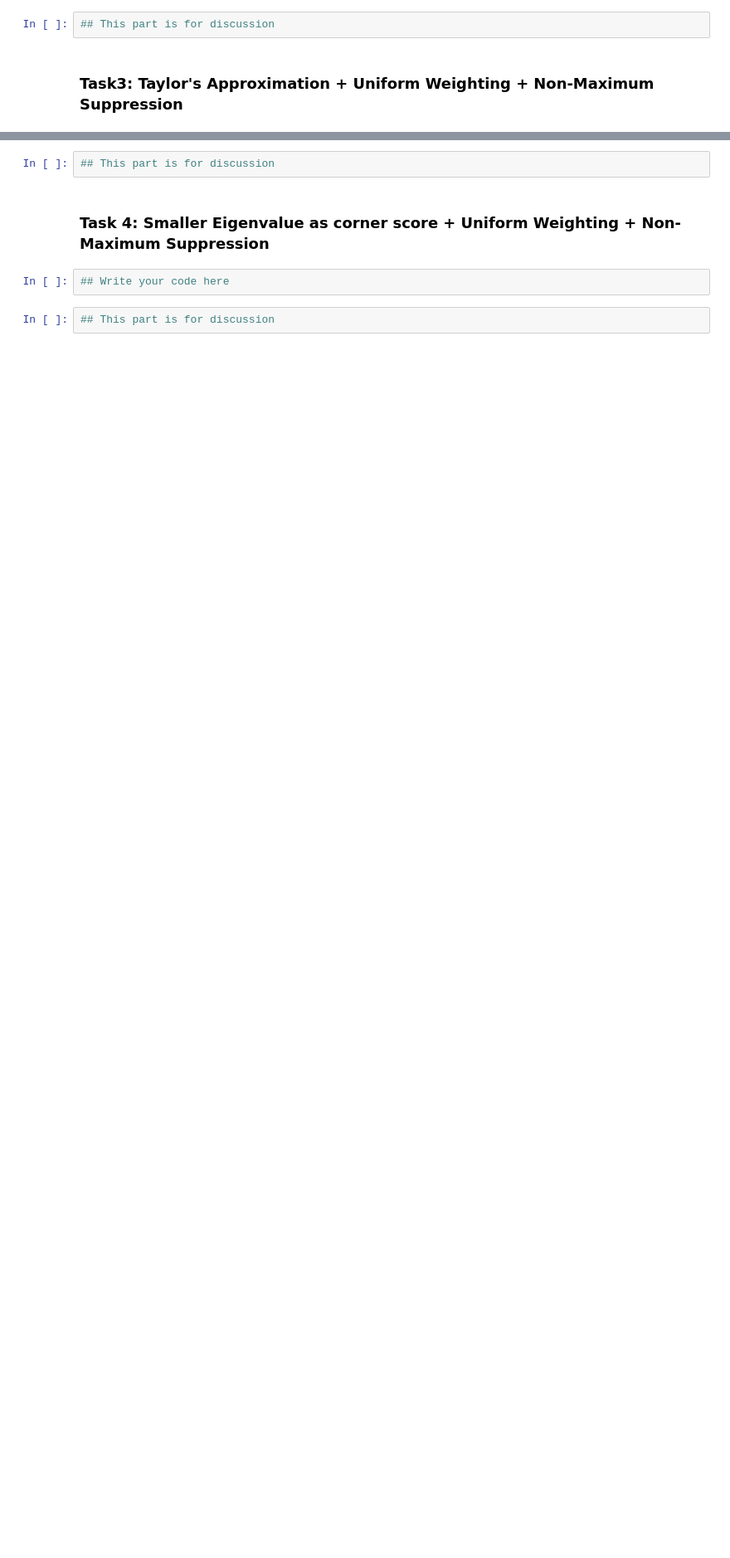
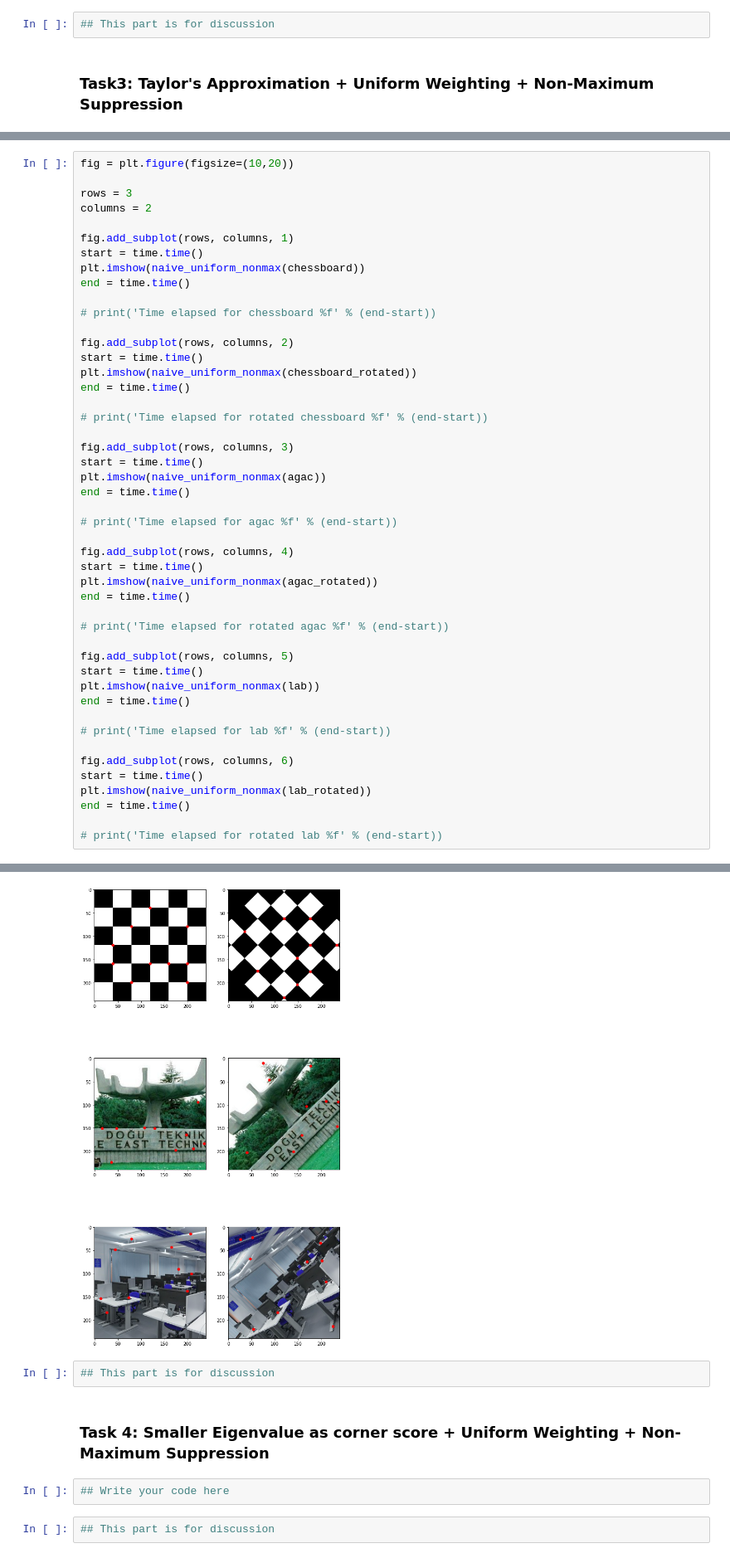
Before and after one commit to boranozum/CENG483-Computer-Vision, a Jupyter notebook: HW2/Hw_notebook.ipynb, the cells around one changed output, grey strips where cells are left out. Shown: that part at 83% size. Saved outputs shown, nothing was run; the diff lists cells and outputs as text; blank space fills up the shorter version.

```diff
--- a/HW2/Hw_notebook.ipynb
+++ b/HW2/Hw_notebook.ipynb
@@ -87,0 +260,48 @@ plt.imshow(naive_uniform(lab_rotated))
+# %%
+fig = plt.figure(figsize=(10,20))
+
+rows = 3
+columns = 2
+
+fig.add_subplot(rows, columns, 1)
+start = time.time()
+plt.imshow(naive_uniform_nonmax(chessboard))
+end = time.time()
+
+# print('Time elapsed for chessboard %f' % (end-start))
+
+fig.add_subplot(rows, columns, 2)
+start = time.time()
+plt.imshow(naive_uniform_nonmax(chessboard_rotated))
+end = time.time()
+
+# print('Time elapsed for rotated chessboard %f' % (end-start))
+
+fig.add_subplot(rows, columns, 3)
+start = time.time()
+plt.imshow(naive_uniform_nonmax(agac))
+end = time.time()
+
+# print('Time elapsed for agac %f' % (end-start))
+
+fig.add_subplot(rows, columns, 4)
+start = time.time()
+plt.imshow(naive_uniform_nonmax(agac_rotated))
+end = time.time()
+
+# print('Time elapsed for rotated agac %f' % (end-start))
+
+fig.add_subplot(rows, columns, 5)
+start = time.time()
+plt.imshow(naive_uniform_nonmax(lab))
+end = time.time()
+
+# print('Time elapsed for lab %f' % (end-start))
+
+fig.add_subplot(rows, columns, 6)
+start = time.time()
+plt.imshow(naive_uniform_nonmax(lab_rotated))
+end = time.time()
+
+# print('Time elapsed for rotated lab %f' % (end-start))
+# %% [output]
@@ -88,3 +314,4 @@ plt.imshow(naive_uniform(lab_rotated))
+[figure, added]
 # %%
 ## This part is for discussion
 # %% [markdown]
```
Also changed, not shown: parts of 10 cells of this notebook.
